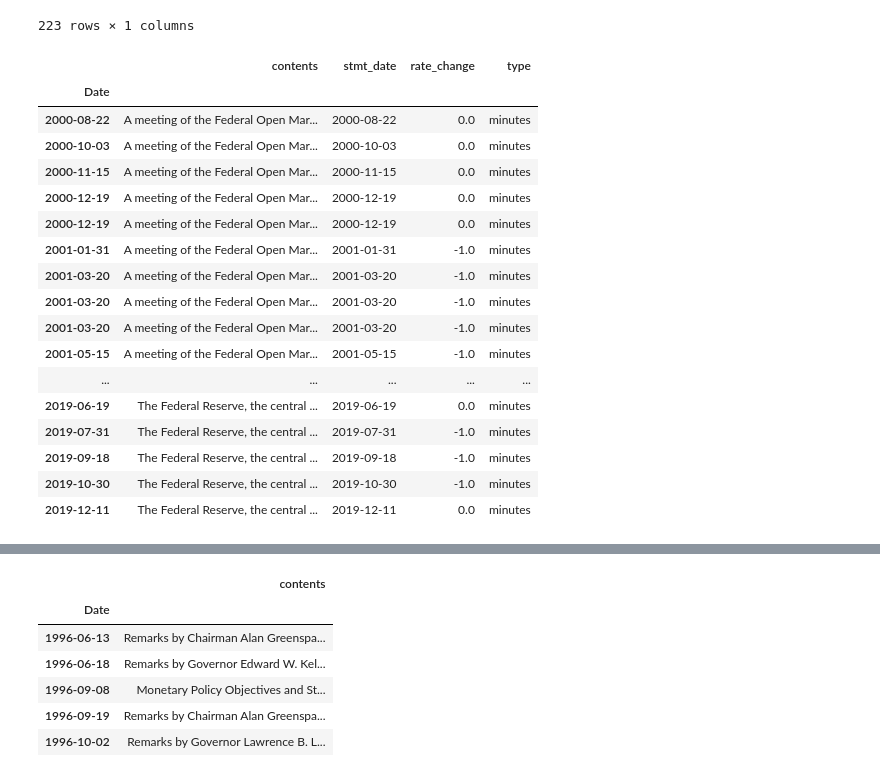
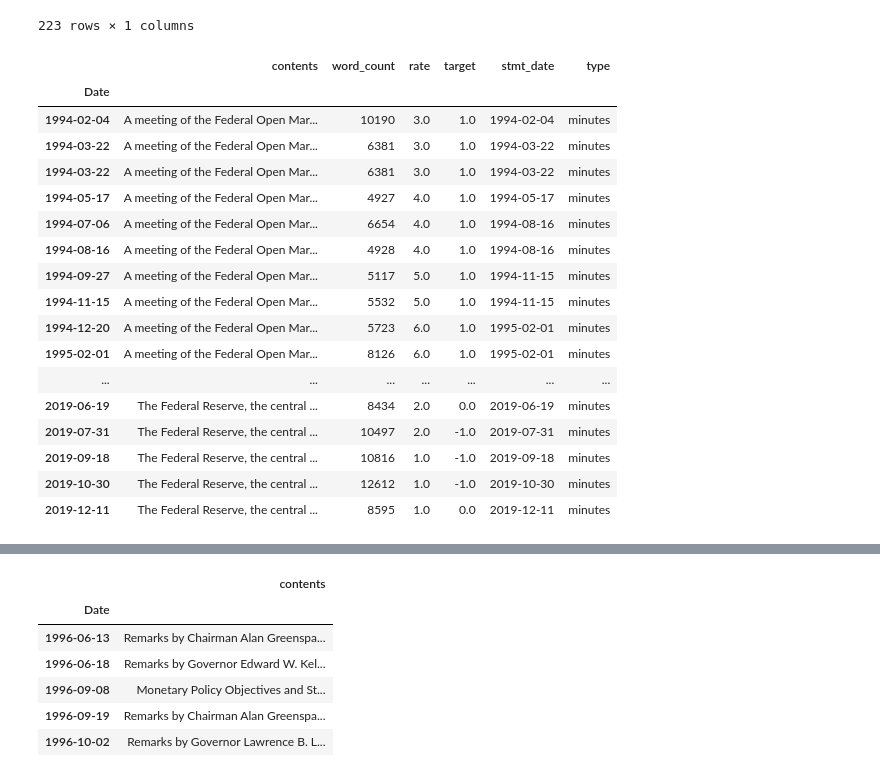
Before and after one commit to yukit-k/centralbank_analysis, a Jupyter notebook: src/FOMC_Analysis_Preprocess.ipynb, the cells around one changed output, grey strips where cells are left out. Saved outputs shown, nothing was run; the diff lists cells and outputs as text; code cells hidden in the pictures.

```diff
--- a/src/FOMC_Analysis_Preprocess.ipynb
+++ b/src/FOMC_Analysis_Preprocess.ipynb
@@ -16,0 +19,35 @@ import nltk
+# %%
+def clean_contents(df):
+    df['contents'] = df['contents'].map(lambda x: x.replace('\n','. ').replace('\r','. '))
+    df['contents'] = df['contents'].map(lambda x: re.sub('(\. )(\. )+', '. ', x))
+    df['word_count'] = None
+    for i in range(len(df)):
+        input_words = re.findall(r'\b([a-zA-Z]+n\'t|[a-zA-Z]+\'s|[a-zA-Z]+)\b', df["contents"][i].lower())
+        df['word_count'][i] = len(input_words)
+
+def get_statement_date(x):
+    if statements.index[0] > x:
+        return None
+    else:
+        for i in range(len(statements)):
+            if x <= statements.index[i]:
+                return statements.index[i]
+        return None
+
+def get_rate_change(x):
+    if statements.index[0] > x:
+        return None
+    else:
+        for i in range(len(statements)):
+            if x <= statements.index[i]:
+                return int(statements['RateChange'][i])
+        return None
+
+def get_rate(x):
+    if statements.index[0] > x:
+        return None
+    else:
+        for i in range(len(statements)):
+            if x <= statements.index[i]:
+                return int(statements['Rate'][i])
+        return None
@@ -264,27 +303,27 @@ def get_rate_change(x):
 # %%
-minutes_df['stmt_date'] = None
+clean_contents(minutes_df)
+minutes_df['rate'] = minutes_df.index.map(get_rate)
+minutes_df['target'] = minutes_df.index.map(get_rate_change)
 minutes_df['stmt_date'] = minutes_df.index.map(get_statement_date)
-minutes_df['rate_change'] = None
-minutes_df['rate_change'] = minutes_df.index.map(get_rate_change)
-minutes_df.dropna(inplace=True, axis=0, subset=['stmt_date', 'rate_change'])
 minutes_df["type"] = "minutes"
+minutes_df.dropna(inplace=True, axis=0, subset=['target'])
 minutes_df
 # %% [output]
-|  | contents | stmt_date | rate_change | type |
-| Date |  |  |  |  |
-| 2000-08-22 | A meeting of the Federal Open Mar... | 2000-08-22 | 0.0 | minutes |
-| 2000-10-03 | A meeting of the Federal Open Mar... | 2000-10-03 | 0.0 | minutes |
-| 2000-11-15 | A meeting of the Federal Open Mar... | 2000-11-15 | 0.0 | minutes |
-| 2000-12-19 | A meeting of the Federal Open Mar... | 2000-12-19 | 0.0 | minutes |
-| 2000-12-19 | A meeting of the Federal Open Mar... | 2000-12-19 | 0.0 | minutes |
-| 2001-01-31 | A meeting of the Federal Open Mar... | 2001-01-31 | -1.0 | minutes |
-| 2001-03-20 | A meeting of the Federal Open Mar... | 2001-03-20 | -1.0 | minutes |
-| 2001-03-20 | A meeting of the Federal Open Mar... | 2001-03-20 | -1.0 | minutes |
-| 2001-03-20 | A meeting of the Federal Open Mar... | 2001-03-20 | -1.0 | minutes |
-| 2001-05-15 | A meeting of the Federal Open Mar... | 2001-05-15 | -1.0 | minutes |
-| ... | ... | ... | ... | ... |
-| 2019-06-19 | The Federal Reserve, the central ... | 2019-06-19 | 0.0 | minutes |
-| 2019-07-31 | The Federal Reserve, the central ... | 2019-07-31 | -1.0 | minutes |
-| 2019-09-18 | The Federal Reserve, the central ... | 2019-09-18 | -1.0 | minutes |
-| 2019-10-30 | The Federal Reserve, the central ... | 2019-10-30 | -1.0 | minutes |
-| 2019-12-11 | The Federal Reserve, the central ... | 2019-12-11 | 0.0 | minutes |
+|  | contents | word_count | rate | target | stmt_date | type |
+| Date |  |  |  |  |  |  |
+| 1994-02-04 | A meeting of the Federal Open Mar... | 10190 | 3.0 | 1.0 | 1994-02-04 | minutes |
+| 1994-03-22 | A meeting of the Federal Open Mar... | 6381 | 3.0 | 1.0 | 1994-03-22 | minutes |
+| 1994-03-22 | A meeting of the Federal Open Mar... | 6381 | 3.0 | 1.0 | 1994-03-22 | minutes |
+| 1994-05-17 | A meeting of the Federal Open Mar... | 4927 | 4.0 | 1.0 | 1994-05-17 | minutes |
+| 1994-07-06 | A meeting of the Federal Open Mar... | 6654 | 4.0 | 1.0 | 1994-08-16 | minutes |
+| 1994-08-16 | A meeting of the Federal Open Mar... | 4928 | 4.0 | 1.0 | 1994-08-16 | minutes |
+| 1994-09-27 | A meeting of the Federal Open Mar... | 5117 | 5.0 | 1.0 | 1994-11-15 | minutes |
+| 1994-11-15 | A meeting of the Federal Open Mar... | 5532 | 5.0 | 1.0 | 1994-11-15 | minutes |
+| 1994-12-20 | A meeting of the Federal Open Mar... | 5723 | 6.0 | 1.0 | 1995-02-01 | minutes |
+| 1995-02-01 | A meeting of the Federal Open Mar... | 8126 | 6.0 | 1.0 | 1995-02-01 | minutes |
+| ... | ... | ... | ... | ... | ... | ... |
+| 2019-06-19 | The Federal Reserve, the central ... | 8434 | 2.0 | 0.0 | 2019-06-19 | minutes |
+| 2019-07-31 | The Federal Reserve, the central ... | 10497 | 2.0 | -1.0 | 2019-07-31 | minutes |
+| 2019-09-18 | The Federal Reserve, the central ... | 10816 | 1.0 | -1.0 | 2019-09-18 | minutes |
+| 2019-10-30 | The Federal Reserve, the central ... | 12612 | 1.0 | -1.0 | 2019-10-30 | minutes |
+| 2019-12-11 | The Federal Reserve, the central ... | 8595 | 1.0 | 0.0 | 2019-12-11 | minutes |
```
Also changed, not shown: parts of 25 cells of this notebook.
